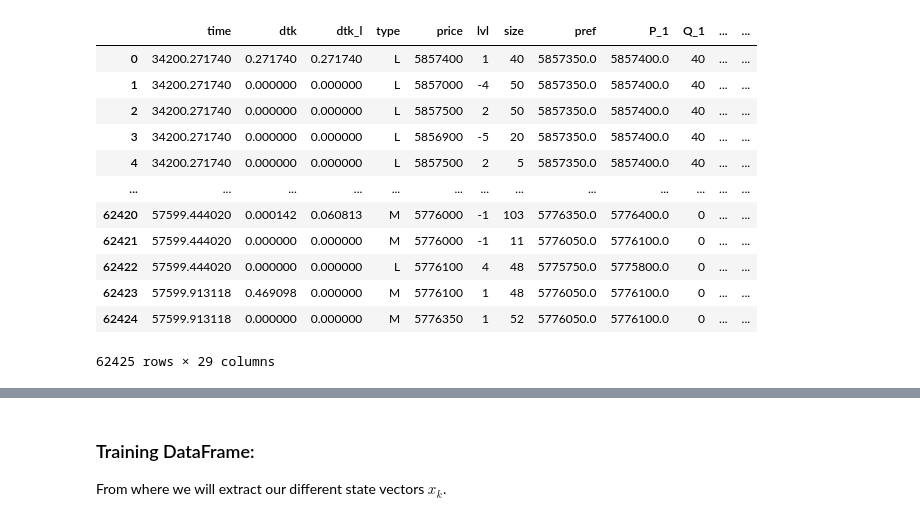
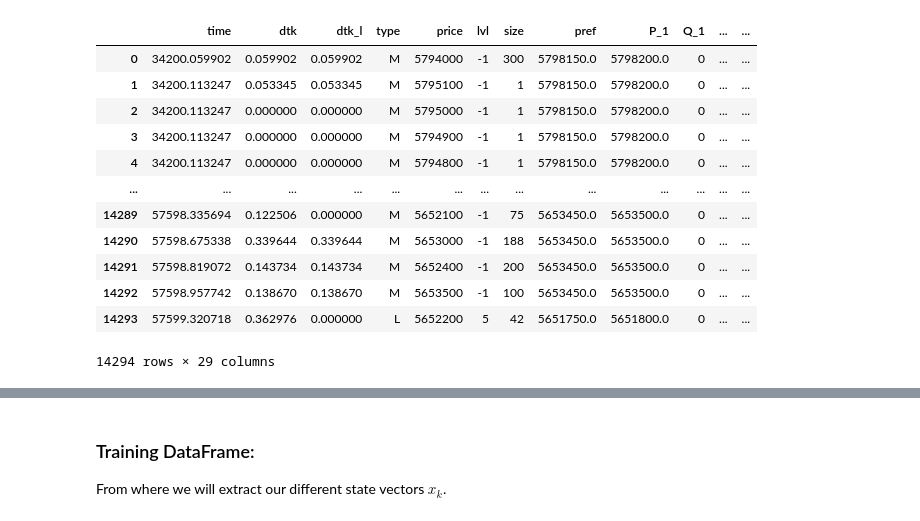
Before and after one commit to archer-paul/DeepQR-Microstructure, a Jupyter notebook: deepNN.ipynb, the cells around one changed output, grey strips where cells are left out. Drawn from its saved outputs; the diff is of its cells as text; code cells hidden in the pictures.

```diff
--- a/deepNN.ipynb
+++ b/deepNN.ipynb
@@ -6,29 +6,29 @@ import matplotlib.pyplot as plt
 # %%
 from lobster import *
 # %%
-ticker = "AAPL"
+ticker = "GOOG"
 message_path  = f"data/LOBSTER_SampleFile_{ticker}_2012-06-21_5/{ticker}_2012-06-21_34200000_57600000_message_5.csv"
 orderbook_path = f"data/LOBSTER_SampleFile_{ticker}_2012-06-21_5/{ticker}_2012-06-21_34200000_57600000_orderbook_5.csv"
 levels=5
 K=5
 
 msg, ob, qr, df = load_lobster_data(message_path, orderbook_path, levels=levels, K=K)
 #[["type", "lvl", "size", "P_1", "Q_1", "P_-1", "Q_-1", "P_2", "Q_2", "P_-2", "Q_-2", "P_3", "Q_3", "P_-3", "Q_-3", "P_4", "Q_4", "P_-4", "Q_-4", "P_5", "Q_5", "P_-5", "Q_-5"]]
 df
 # %% [output]
 |  | time | dtk | dtk_l | type | price | lvl | size | pref | P_1 | Q_1 | ... | ... |
-| 0 | 34200.271740 | 0.271740 | 0.271740 | L | 5857400 | 1 | 40 | 5857350.0 | 5857400.0 | 40 | ... | ... |
-| 1 | 34200.271740 | 0.000000 | 0.000000 | L | 5857000 | -4 | 50 | 5857350.0 | 5857400.0 | 40 | ... | ... |
-| 2 | 34200.271740 | 0.000000 | 0.000000 | L | 5857500 | 2 | 50 | 5857350.0 | 5857400.0 | 40 | ... | ... |
-| 3 | 34200.271740 | 0.000000 | 0.000000 | L | 5856900 | -5 | 20 | 5857350.0 | 5857400.0 | 40 | ... | ... |
-| 4 | 34200.271740 | 0.000000 | 0.000000 | L | 5857500 | 2 | 5 | 5857350.0 | 5857400.0 | 40 | ... | ... |
+| 0 | 34200.059902 | 0.059902 | 0.059902 | M | 5794000 | -1 | 300 | 5798150.0 | 5798200.0 | 0 | ... | ... |
+| 1 | 34200.113247 | 0.053345 | 0.053345 | M | 5795100 | -1 | 1 | 5798150.0 | 5798200.0 | 0 | ... | ... |
+| 2 | 34200.113247 | 0.000000 | 0.000000 | M | 5795000 | -1 | 1 | 5798150.0 | 5798200.0 | 0 | ... | ... |
+| 3 | 34200.113247 | 0.000000 | 0.000000 | M | 5794900 | -1 | 1 | 5798150.0 | 5798200.0 | 0 | ... | ... |
+| 4 | 34200.113247 | 0.000000 | 0.000000 | M | 5794800 | -1 | 1 | 5798150.0 | 5798200.0 | 0 | ... | ... |
 | ... | ... | ... | ... | ... | ... | ... | ... | ... | ... | ... | ... | ... |
-| 62420 | 57599.444020 | 0.000142 | 0.060813 | M | 5776000 | -1 | 103 | 5776350.0 | 5776400.0 | 0 | ... | ... |
-| 62421 | 57599.444020 | 0.000000 | 0.000000 | M | 5776000 | -1 | 11 | 5776050.0 | 5776100.0 | 0 | ... | ... |
-| 62422 | 57599.444020 | 0.000000 | 0.000000 | L | 5776100 | 4 | 48 | 5775750.0 | 5775800.0 | 0 | ... | ... |
-| 62423 | 57599.913118 | 0.469098 | 0.000000 | M | 5776100 | 1 | 48 | 5776050.0 | 5776100.0 | 0 | ... | ... |
-| 62424 | 57599.913118 | 0.000000 | 0.000000 | M | 5776350 | 1 | 52 | 5776050.0 | 5776100.0 | 0 | ... | ... |
+| 14289 | 57598.335694 | 0.122506 | 0.000000 | M | 5652100 | -1 | 75 | 5653450.0 | 5653500.0 | 0 | ... | ... |
+| 14290 | 57598.675338 | 0.339644 | 0.339644 | M | 5653000 | -1 | 188 | 5653450.0 | 5653500.0 | 0 | ... | ... |
+| 14291 | 57598.819072 | 0.143734 | 0.143734 | M | 5652400 | -1 | 200 | 5653450.0 | 5653500.0 | 0 | ... | ... |
+| 14292 | 57598.957742 | 0.138670 | 0.138670 | M | 5653500 | -1 | 100 | 5653450.0 | 5653500.0 | 0 | ... | ... |
+| 14293 | 57599.320718 | 0.362976 | 0.000000 | L | 5652200 | 5 | 42 | 5651750.0 | 5651800.0 | 0 | ... | ... |
-62425 rows × 29 columns
+14294 rows × 29 columns
 # %%
 table1 = make_descriptive_table(df, K=5)
 table1
```
Also changed, not shown: parts of 13 cells of this notebook.
